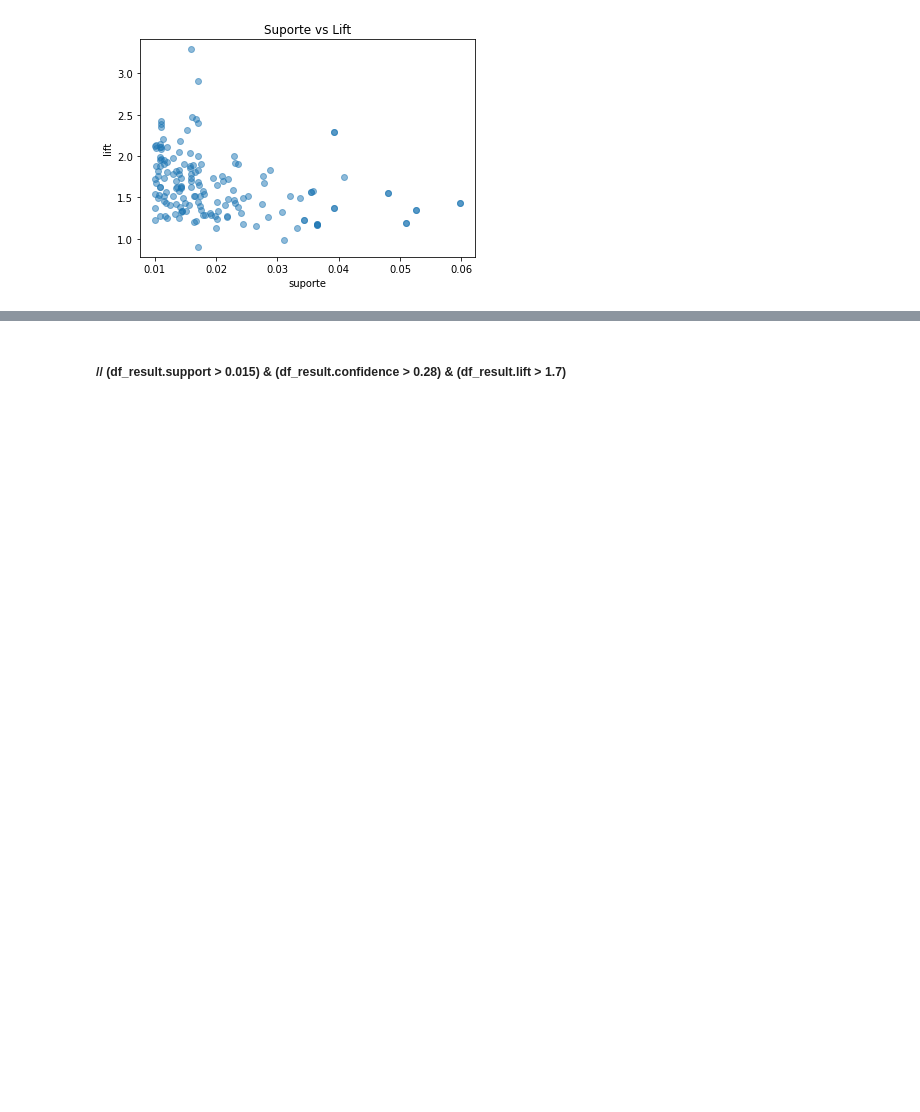
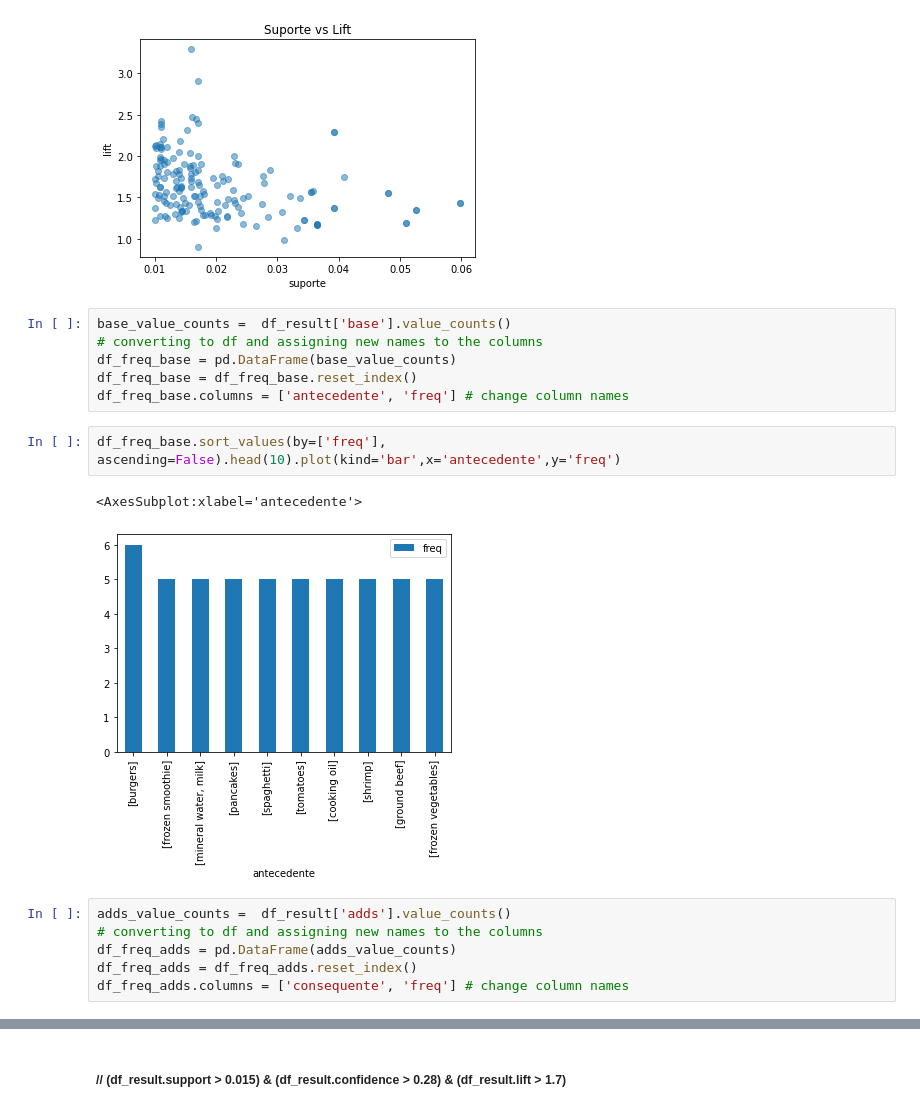
Before and after one commit to joaopaulopbjp/regras_associacao, a Jupyter notebook: Apriori_regras_associacao.ipynb, the cells around one changed output, grey strips where cells are left out. Drawn from its saved outputs; the diff is of its cells as text; blank space fills up the shorter version.

```diff
--- a/Apriori_regras_associacao.ipynb
+++ b/Apriori_regras_associacao.ipynb
@@ -137,3 +137,20 @@ plt.title('Suporte vs Lift')
 plt.show()
 # %% [output]
 [figure]
+# %%
+base_value_counts =  df_result['base'].value_counts()
+# converting to df and assigning new names to the columns
+df_freq_base = pd.DataFrame(base_value_counts)
+df_freq_base = df_freq_base.reset_index()
+df_freq_base.columns = ['antecedente', 'freq'] # change column names
+# %%
+df_freq_base.sort_values(by=['freq'], ascending=False).head(10).plot(kind='bar',x='antecedente',y='freq')
+# %% [output]
+<AxesSubplot:xlabel='antecedente'>
+[figure, added]
+# %%
+adds_value_counts =  df_result['adds'].value_counts()
+# converting to df and assigning new names to the columns
+df_freq_adds = pd.DataFrame(adds_value_counts)
+df_freq_adds = df_freq_adds.reset_index()
+df_freq_adds.columns = ['consequente', 'freq'] # change column names
```
Also changed, not shown: parts of 3 cells of this notebook.
